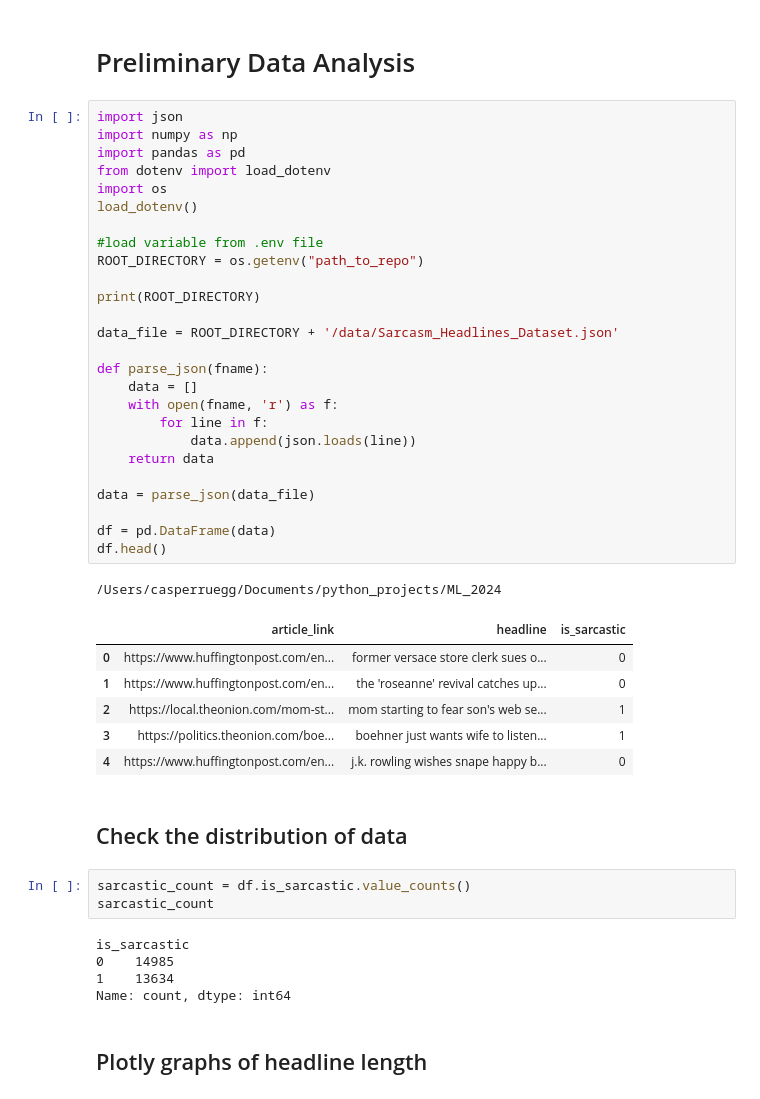
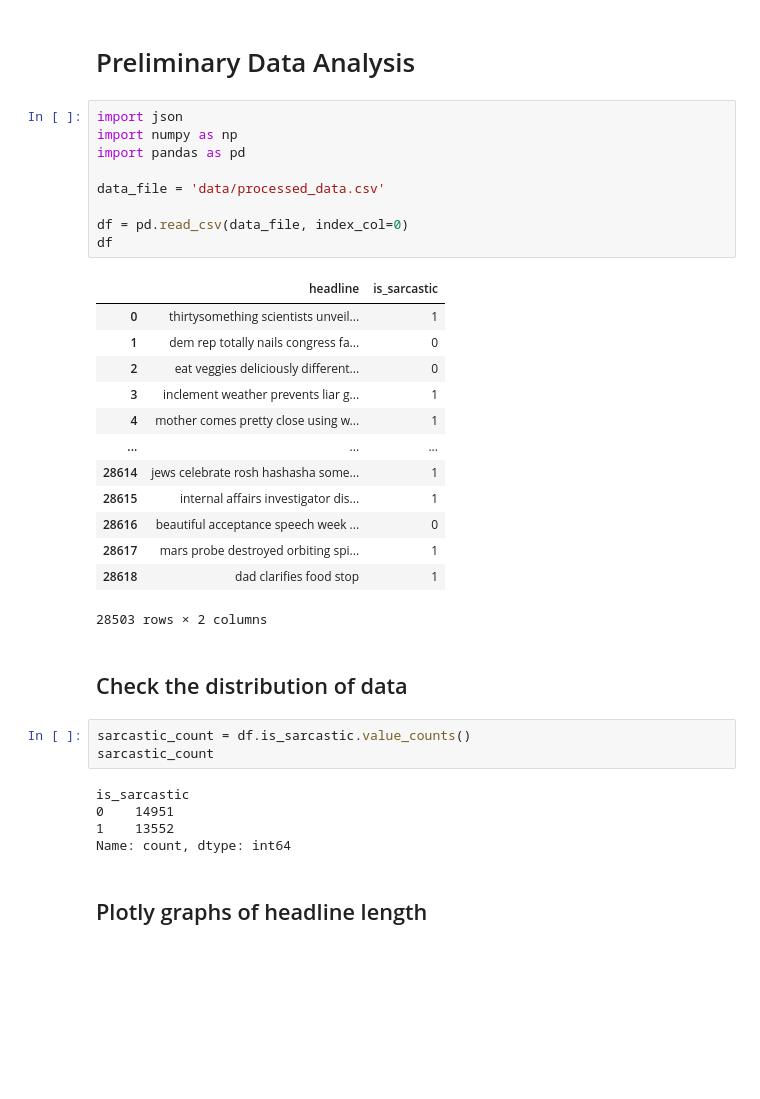
Before and after one commit to bodinestubbe/ML_2024, a Jupyter notebook: casper_prelim.ipynb, the cells around one changed output. Saved outputs shown, nothing was run; the diff lists cells and outputs as text; blank space fills up the shorter version.

Commit message:
added start ml

```diff
--- a/casper_prelim.ipynb
+++ b/casper_prelim.ipynb
@@ -1,39 +1,28 @@
 # %% [markdown]
 # Preliminary Data Analysis
-# %%
-import json
-import numpy as np
-import pandas as pd
-from dotenv import load_dotenv
-import os
-load_dotenv()
-
-#load variable from .env file
-ROOT_DIRECTORY = os.getenv("path_to_repo")
-
-print(ROOT_DIRECTORY)
-
-data_file = ROOT_DIRECTORY + '/data/Sarcasm_Headlines_Dataset.json'
-
-def parse_json(fname):
-    data = []
-    with open(fname, 'r') as f:
-        for line in f:
-            data.append(json.loads(line))
-    return data
-
-data = parse_json(data_file)
-
-df = pd.DataFrame(data)
-df.head()
-# %% [output]
-/Users/casperruegg/Documents/python_projects/ML_2024
-|  | article_link | headline | is_sarcastic |
-| 0 | https://www.huffingtonpost.com/en... | former versace store clerk sues o... | 0 |
-| 1 | https://www.huffingtonpost.com/en... | the 'roseanne' revival catches up... | 0 |
-| 2 | https://local.theonion.com/mom-st... | mom starting to fear son's web se... | 1 |
-| 3 | https://politics.theonion.com/boe... | boehner just wants wife to listen... | 1 |
-| 4 | https://www.huffingtonpost.com/en... | j.k. rowling wishes snape happy b... | 0 |
+# %%
+import json
+import numpy as np
+import pandas as pd
+
+data_file = 'data/processed_data.csv'
+
+df = pd.read_csv(data_file, index_col=0)
+df
+# %% [output]
+|  | headline | is_sarcastic |
+| 0 | thirtysomething scientists unveil... | 1 |
+| 1 | dem rep totally nails congress fa... | 0 |
+| 2 | eat veggies deliciously different... | 0 |
+| 3 | inclement weather prevents liar g... | 1 |
+| 4 | mother comes pretty close using w... | 1 |
+| ... | ... | ... |
+| 28614 | jews celebrate rosh hashasha some... | 1 |
+| 28615 | internal affairs investigator dis... | 1 |
+| 28616 | beautiful acceptance speech week ... | 0 |
+| 28617 | mars probe destroyed orbiting spi... | 1 |
+| 28618 | dad clarifies food stop | 1 |
+28503 rows × 2 columns
 # %% [markdown]
 ## Check the distribution of data
 # %%
@@ -41,8 +30,8 @@ sarcastic_count = df.is_sarcastic.value_counts()
 sarcastic_count
 # %% [output]
 is_sarcastic
-0    14985
-1    13634
+0    14951
+1    13552
 Name: count, dtype: int64
 # %% [markdown]
 ## Plotly graphs of headline length
```
Also changed, not shown: parts of 1 cell of this notebook.
